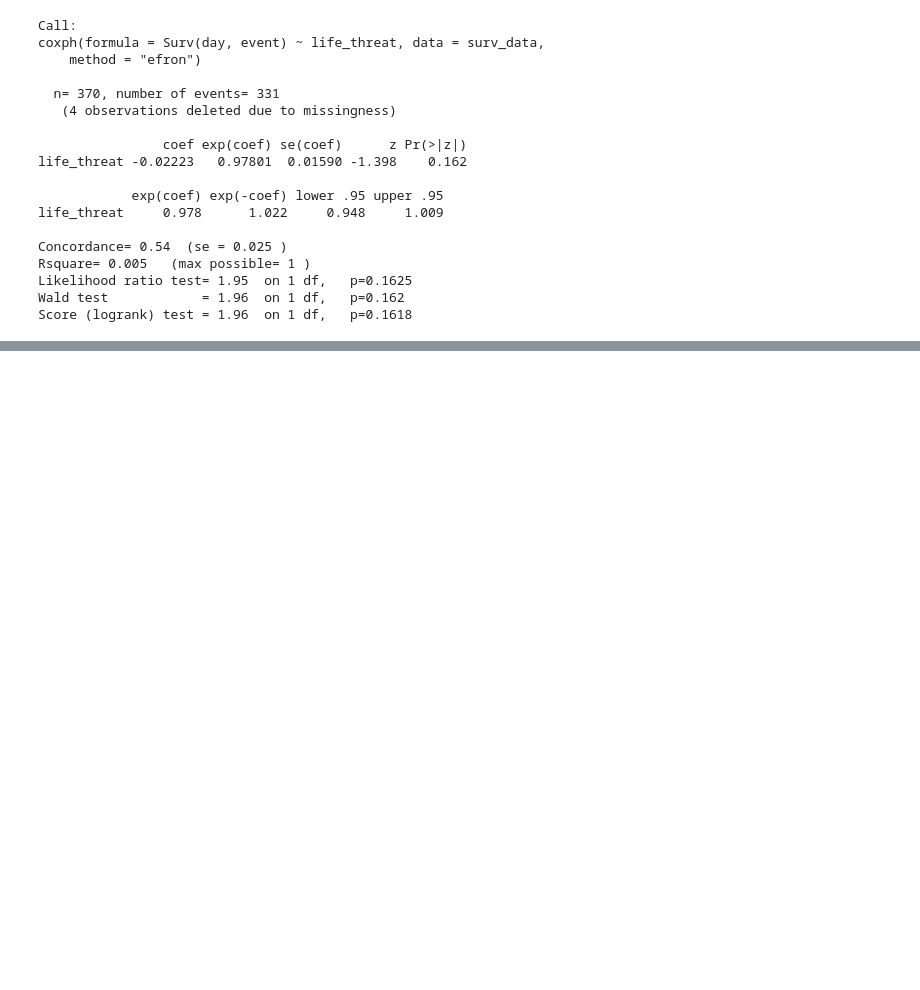
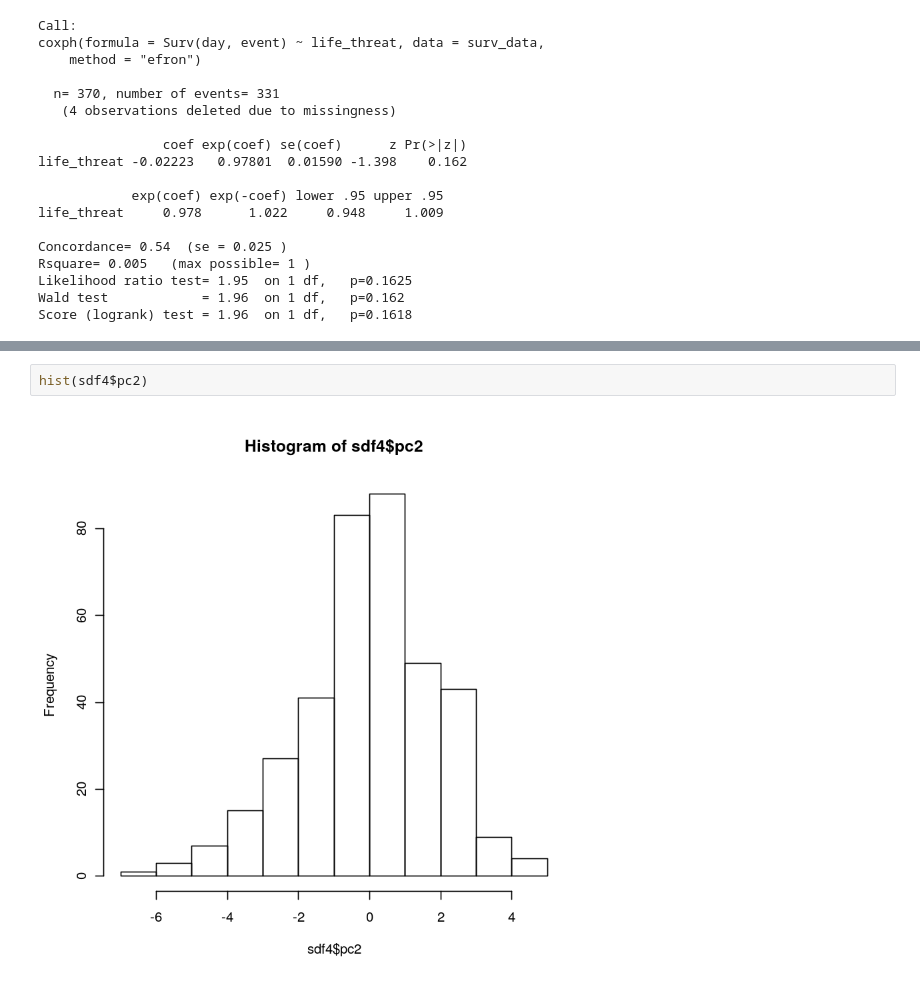
Before and after one commit to equinn1/Smoking_Cessation, a Jupyter notebook: notebooks/cox_regression1.ipynb, the cells around one changed output, grey strips where cells are left out. Drawn from its saved outputs; the diff is of its cells as text; blank space fills up the shorter version.

```diff
--- a/notebooks/cox_regression1.ipynb
+++ b/notebooks/cox_regression1.ipynb
@@ -278,0 +429,4 @@ Score (logrank) test = 1.96  on 1 df,   p=0.1618
+# %%
+hist(sdf4$pc2)
+# %% [output]
+[figure, added]
```
Also changed, not shown: parts of 20 cells of this notebook, 2 other files.
